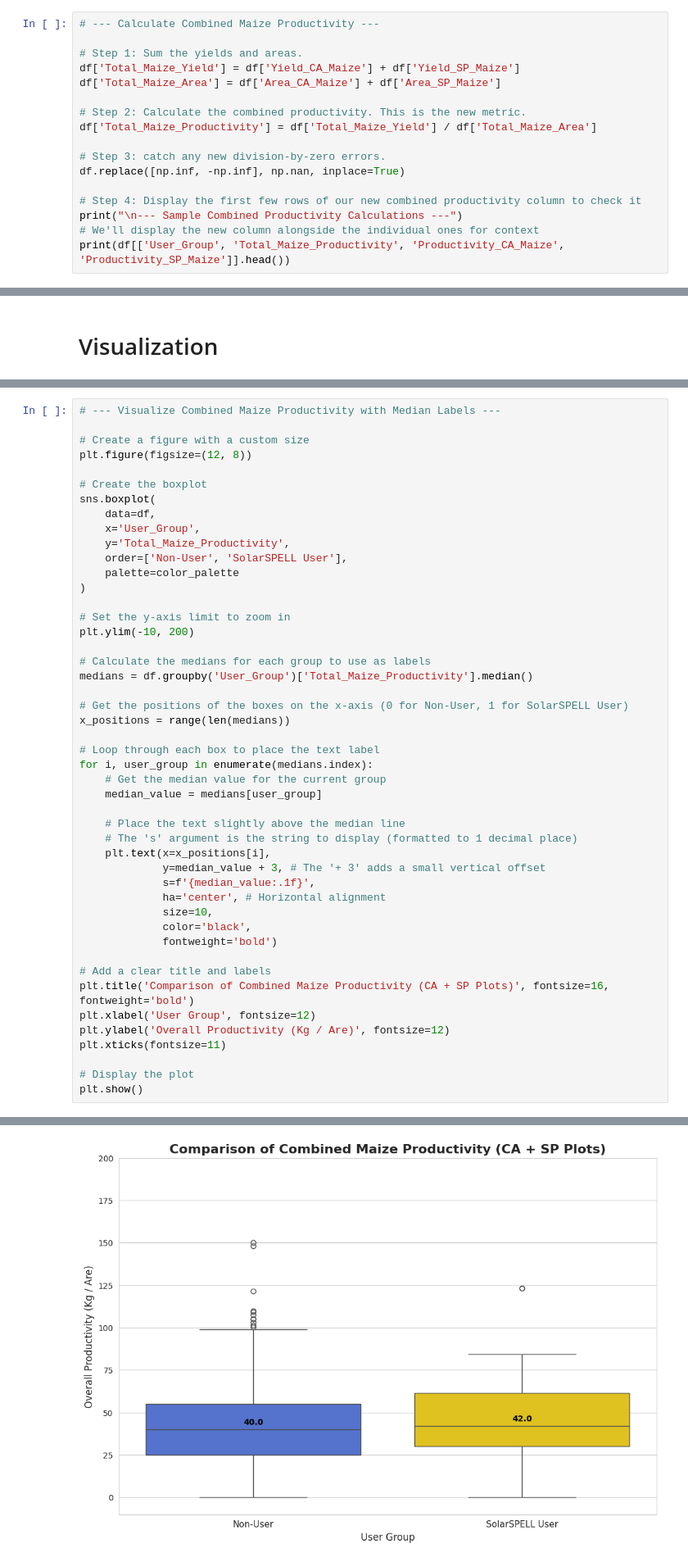
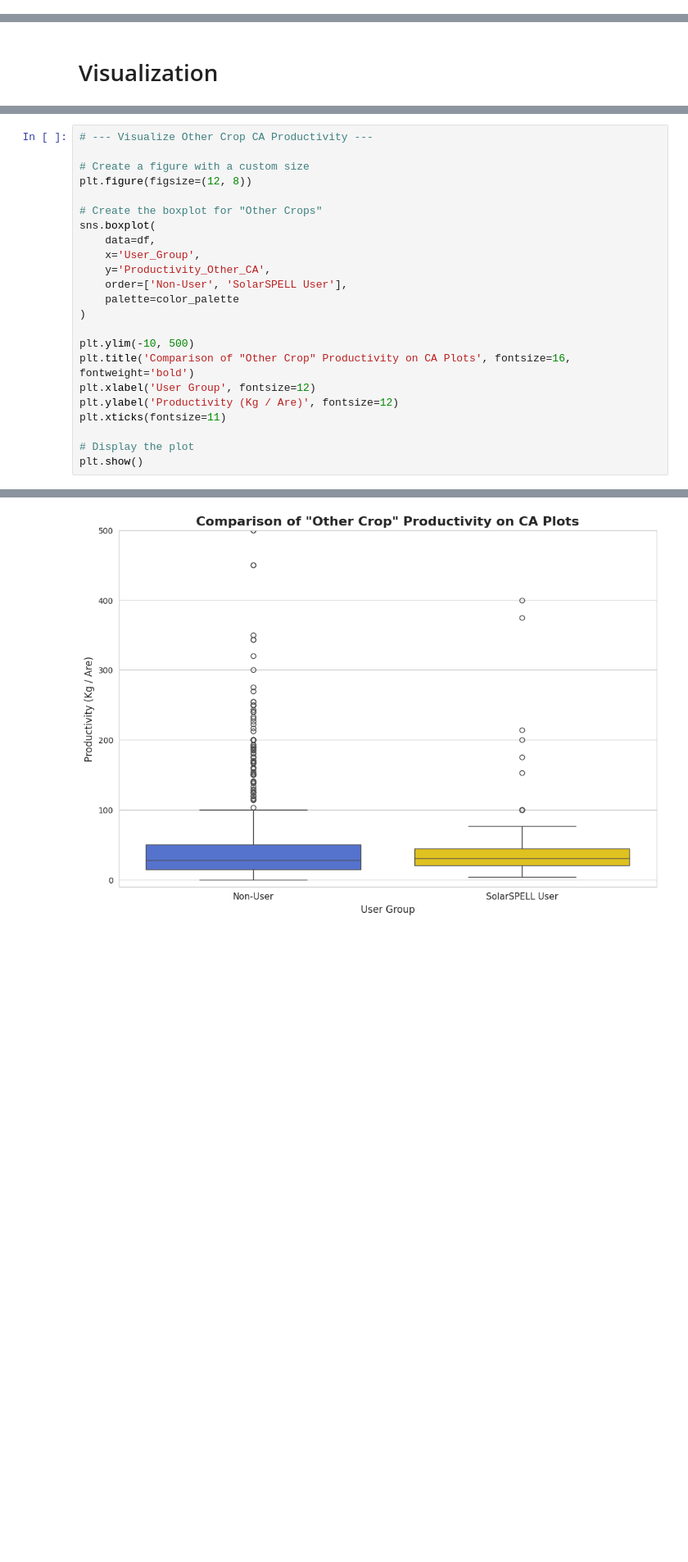
Before and after one commit to ManuelBagasina/solarspell, a Jupyter notebook: RwandaB2RClean.ipynb, the cells around one changed output, grey strips where cells are left out. Shown at 82% size. Cells and saved outputs as stored; diff of their text form; blank space fills up the shorter version.

Commit message:
testing out visuals

```diff
--- a/RwandaB2RClean.ipynb
+++ b/RwandaB2RClean.ipynb
@@ -242,20 +242,3 @@ print(df[['User_Group', 'Productivity_CA_Maize', 'Productivity_SP_Maize']].head(
 2   Non-User                    NaN                    NaN
 3   Non-User                   40.0                    NaN
 4   Non-User                   40.0                    NaN
-# %%
-# --- Calculate Combined Maize Productivity ---
-
-# Step 1: Sum the yields and areas.
-df['Total_Maize_Yield'] = df['Yield_CA_Maize'] + df['Yield_SP_Maize']
-df['Total_Maize_Area'] = df['Area_CA_Maize'] + df['Area_SP_Maize']
-
-# Step 2: Calculate the combined productivity. This is the new metric.
-df['Total_Maize_Productivity'] = df['Total_Maize_Yield'] / df['Total_Maize_Area']
-
-# Step 3: catch any new division-by-zero errors.
-df.replace([np.inf, -np.inf], np.nan, inplace=True)
-
-# Step 4: Display the first few rows of our new combined productivity column to check it
-print("\n--- Sample Combined Productivity Calculations ---")
-# We'll display the new column alongside the individual ones for context
-print(df[['User_Group', 'Total_Maize_Productivity', 'Productivity_CA_Maize', 'Productivity_SP_Maize']].head())
@@ -506,52 +432,28 @@ Passing `palette` without assigning `hue` is deprecated and will be removed in v
 # %%
-# --- Visualize Combined Maize Productivity with Median Labels ---
+# --- Visualize Other Crop CA Productivity ---
 
 # Create a figure with a custom size
 plt.figure(figsize=(12, 8))
 
-# Create the boxplot
+# Create the boxplot for "Other Crops"
 sns.boxplot(
     data=df,
     x='User_Group',
-    y='Total_Maize_Productivity',
+    y='Productivity_Other_CA',
     order=['Non-User', 'SolarSPELL User'],
     palette=color_palette
 )
 
-# Set the y-axis limit to zoom in
-plt.ylim(-10, 200)
-
-# Calculate the medians for each group to use as labels
-medians = df.groupby('User_Group')['Total_Maize_Productivity'].median()
-
-# Get the positions of the boxes on the x-axis (0 for Non-User, 1 for SolarSPELL User)
-x_positions = range(len(medians))
-
-# Loop through each box to place the text label
-for i, user_group in enumerate(medians.index):
-    # Get the median value for the current group
-    median_value = medians[user_group]
-
-    # Place the text slightly above the median line
-    # The 's' argument is the string to display (formatted to 1 decimal place)
-    plt.text(x=x_positions[i],
-             y=median_value + 3, # The '+ 3' adds a small vertical offset
-             s=f'{median_value:.1f}',
-             ha='center', # Horizontal alignment
-             size=10,
-             color='black',
-             fontweight='bold')
-
-# Add a clear title and labels
-plt.title('Comparison of Combined Maize Productivity (CA + SP Plots)', fontsize=16, fontweight='bold')
+plt.ylim(-10, 500)
+plt.title('Comparison of "Other Crop" Productivity on CA Plots', fontsize=16, fontweight='bold')
 plt.xlabel('User Group', fontsize=12)
-plt.ylabel('Overall Productivity (Kg / Are)', fontsize=12)
+plt.ylabel('Productivity (Kg / Are)', fontsize=12)
 plt.xticks(fontsize=11)
 
 # Display the plot
 plt.show()
 # %% [output]
 Passing `palette` without assigning `hue` is deprecated and will be removed in v0.14.0. Assign the `x` variable to `hue` and set `legend=False` for the same effect.
 
   sns.boxplot(
-[figure, old version]
+[figure, new version]
```
Also changed, not shown: parts of 11 cells of this notebook.
